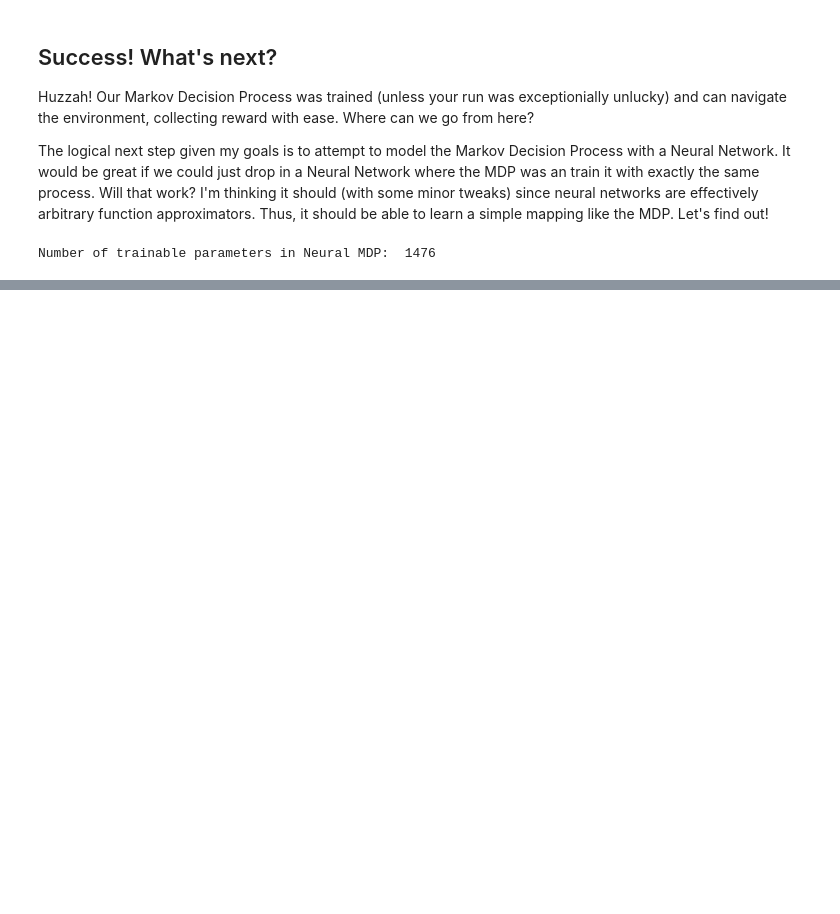
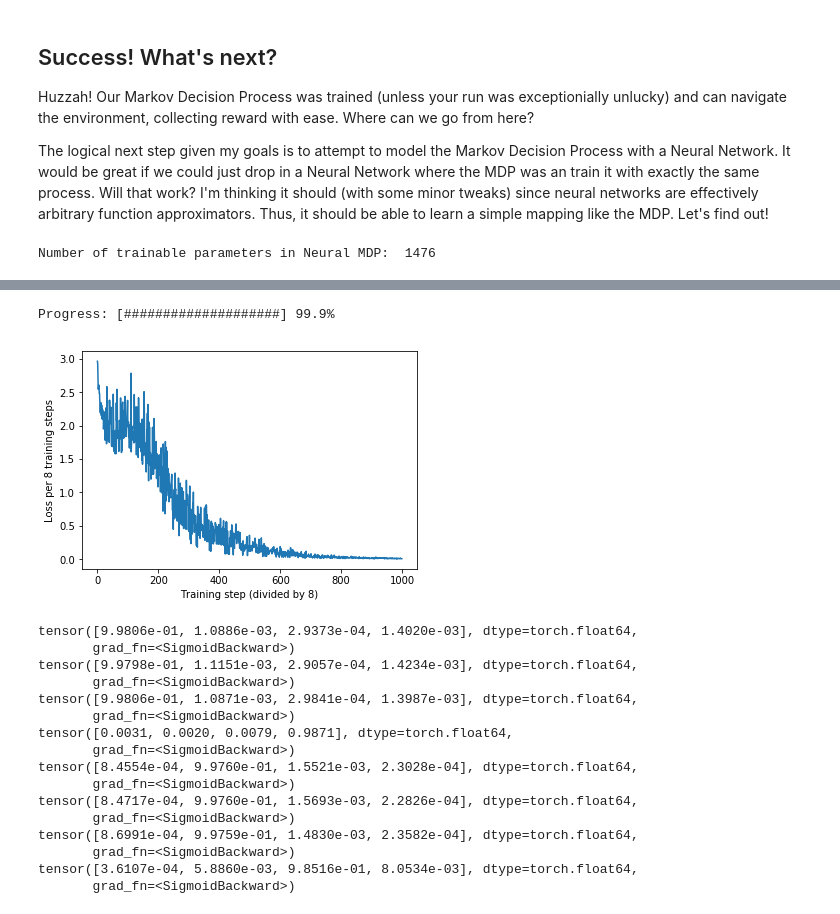
Before and after one commit to JayWalker512/Babys-First-Reinforcement-Learning, a Jupyter notebook: Baby's First Reinforcement Learning.ipynb, the cells around one changed output, grey strips where cells are left out. Cells and saved outputs as stored; diff of their text form; code cells hidden in the pictures; blank space fills up the shorter version.

```diff
--- a/Baby's First Reinforcement Learning.ipynb
+++ b/Baby's First Reinforcement Learning.ipynb
@@ -358,0 +359,67 @@ That's quite unusual, each of our states yields the same predicted action! Why i
+# %%
+#Let's see if I can just brute force train the network, since the mapping is trivial
+#and it will rule out some setting being wrong or other stupid bugs.
+neural_mdp = NeuralNet(8, 32, 4, num_layers = 1).double()
+
+criteria = nn.BCELoss()
+#optimizer = optim.SGD(neural_mdp.parameters(), lr = 0.01, momentum = 0.9)
+optimizer = optim.Adam(neural_mdp.parameters())
+
+training_steps = 1000
+
+progress = progress_bar.ProgressBar(total_elements=training_steps)
+
+state_action_mapping = [
+    {"state": torch.tensor([1.0,0,0,0,0,0,0,0], dtype=torch.double), "action": torch.tensor([1.0,0,0,0], dtype=torch.double)},
+    {"state": torch.tensor([0,1.0,0,0,0,0,0,0], dtype=torch.double), "action": torch.tensor([1.0,0,0,0], dtype=torch.double)},
+    {"state": torch.tensor([0,0,1.0,0,0,0,0,0], dtype=torch.double), "action": torch.tensor([1.0,0,0,0], dtype=torch.double)},
+    {"state": torch.tensor([0,0,0,1.0,0,0,0,0], dtype=torch.double), "action": torch.tensor([0,0,0,1.0], dtype=torch.double)},
+    {"state": torch.tensor([0,0,0,0,1.0,0,0,0], dtype=torch.double), "action": torch.tensor([0,1.0,0,0], dtype=torch.double)},
+    {"state": torch.tensor([0,0,0,0,0,1.0,0,0], dtype=torch.double), "action": torch.tensor([0,1.0,0,0], dtype=torch.double)},
+    {"state": torch.tensor([0,0,0,0,0,0,1.0,0], dtype=torch.double), "action": torch.tensor([0,1.0,0,0], dtype=torch.double)},
+    {"state": torch.tensor([0,0,0,0,0,0,0,1.0], dtype=torch.double), "action": torch.tensor([0,0,1.0,0], dtype=torch.double)},
+]
+loss_log = []
+for i in range(0, training_steps):
+    avg_loss = 0
+    for k in range(0,8):
+        #TODO unroll this loop and make sure nothing funny happens
+        j = state_action_mapping[random.randint(0, len(state_action_mapping)-1)]
+        optimizer.zero_grad()
+        out = neural_mdp(j["state"])
+        loss = criteria(out, j["action"])
+        loss.backward()
+        avg_loss += loss.item()
+        optimizer.step()
+    avg_loss = avg_loss / len(j)
+    loss_log.append(avg_loss)
+    progress.update(i).draw()
+
+plt.plot(range(len(loss_log)), loss_log)
+plt.ylabel("Loss per 8 training steps")
+plt.xlabel("Training step (divided by 8)")
+plt.show()
+
+for s in state_action_mapping:
+    pprint(neural_mdp(s['state']).double())
+
+#Beautiful! So yes, the network is clearly *capable* of learning the mapping.
+# %% [output]
+Progress: [####################] 99.9%
+[figure, added]
+tensor([9.9806e-01, 1.0886e-03, 2.9373e-04, 1.4020e-03], dtype=torch.float64,
+       grad_fn=<SigmoidBackward>)
+tensor([9.9798e-01, 1.1151e-03, 2.9057e-04, 1.4234e-03], dtype=torch.float64,
+       grad_fn=<SigmoidBackward>)
+tensor([9.9806e-01, 1.0871e-03, 2.9841e-04, 1.3987e-03], dtype=torch.float64,
+       grad_fn=<SigmoidBackward>)
+tensor([0.0031, 0.0020, 0.0079, 0.9871], dtype=torch.float64,
+       grad_fn=<SigmoidBackward>)
+tensor([8.4554e-04, 9.9760e-01, 1.5521e-03, 2.3028e-04], dtype=torch.float64,
+       grad_fn=<SigmoidBackward>)
+tensor([8.4717e-04, 9.9760e-01, 1.5693e-03, 2.2826e-04], dtype=torch.float64,
+       grad_fn=<SigmoidBackward>)
+tensor([8.6991e-04, 9.9759e-01, 1.4830e-03, 2.3582e-04], dtype=torch.float64,
+       grad_fn=<SigmoidBackward>)
+tensor([3.6107e-04, 5.8860e-03, 9.8516e-01, 8.0534e-03], dtype=torch.float64,
+       grad_fn=<SigmoidBackward>)
```
Also changed, not shown: parts of 21 cells of this notebook, 1 other file.
